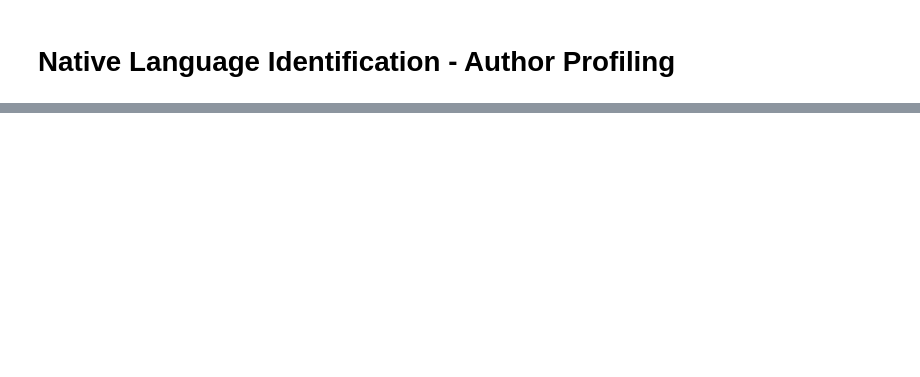
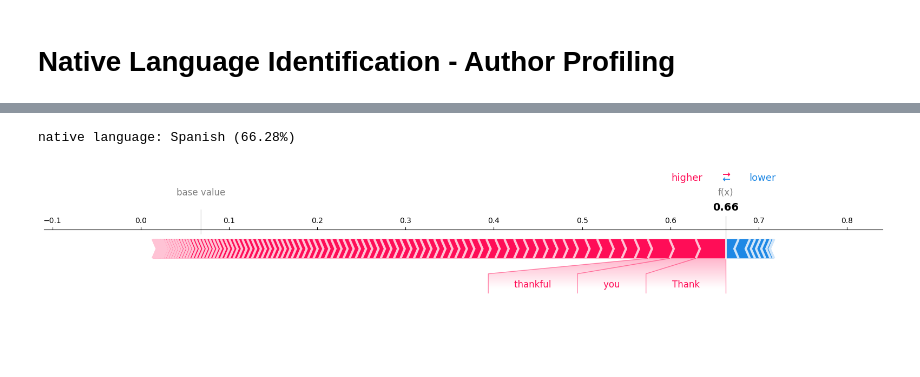
Before and after one commit to ShrikeBin/Native-Language-Identification-Author-Profiling, a Jupyter notebook: Training/TESTING/shap/run.ipynb, the cells around one changed output, grey strips where cells are left out. Cells and saved outputs as stored; diff of their text form; code cells hidden in the pictures; blank space fills up the shorter version.

```diff
--- a/Training/TESTING/shap/run.ipynb
+++ b/Training/TESTING/shap/run.ipynb
@@ -58,0 +52,5 @@ native language: Spanish (53.41%)
+# %%
+explain("Hi! We are making a project regarding author profiling in a field of study Natural Language Processing. With this survey we are going to collect data that we will use to train a neural network to detect, among other things, what language is your native based on the way you write in English. That is why we would be thankful if you answered questions about nationality honestly. Below you can se important information about how your data will be used. Thank you for participation in our project.")
+# %% [output]
+native language: Spanish (66.28%)
+[figure, added]
```
Also changed, not shown: parts of 6 cells of this notebook, 10 other files.
